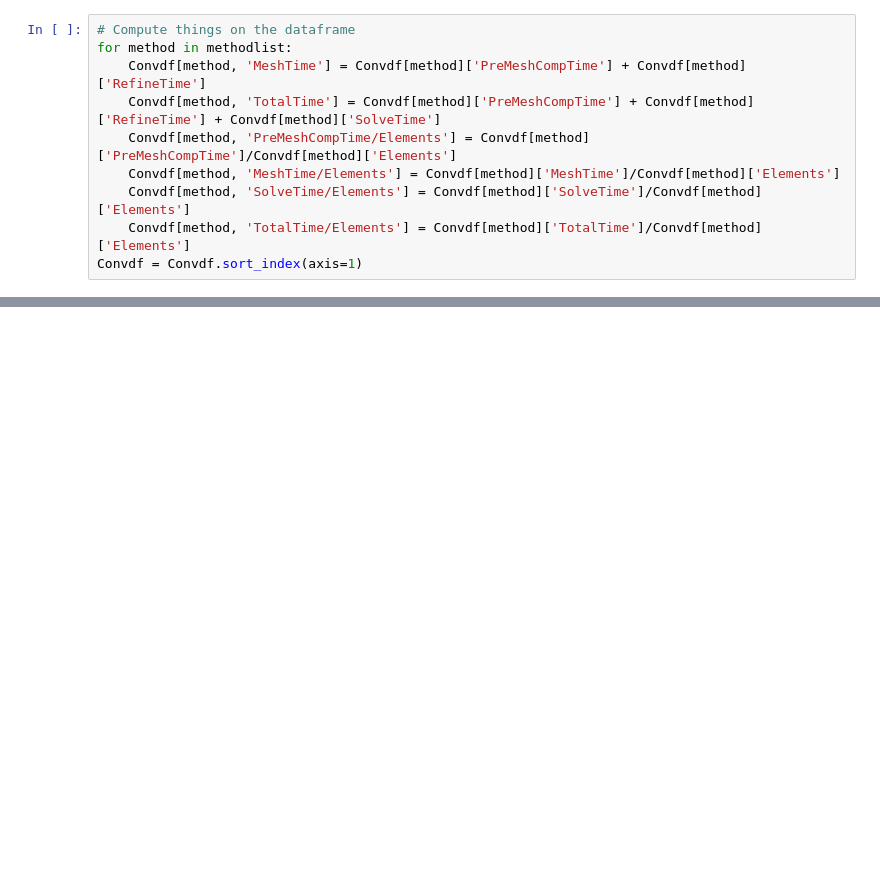
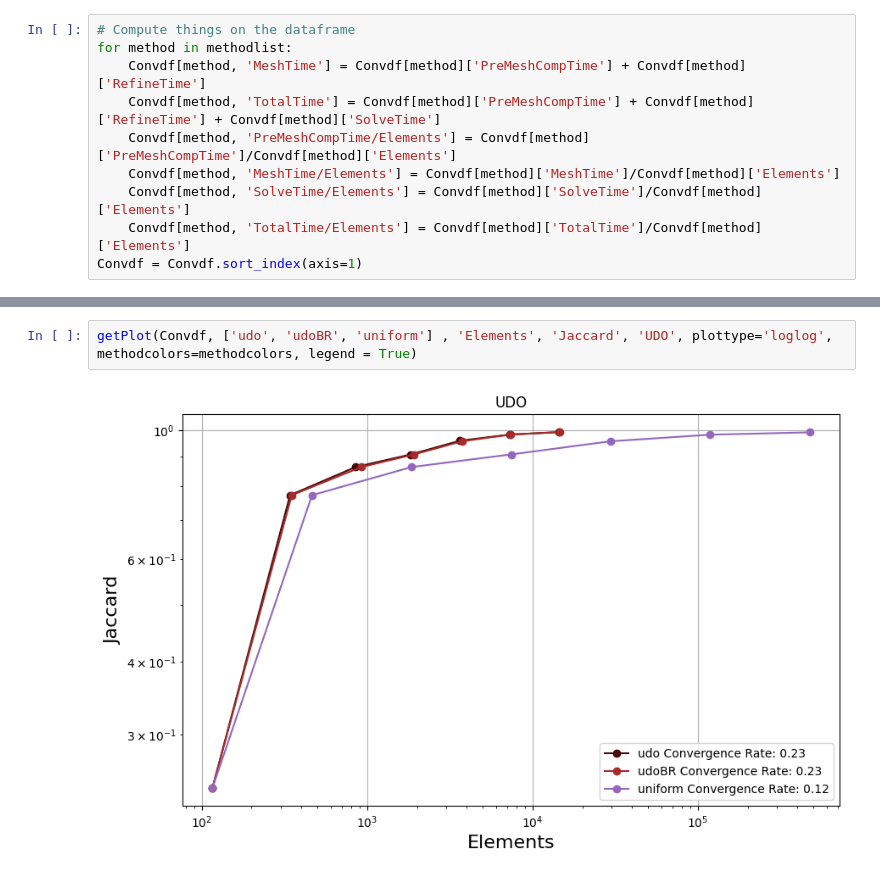
Before and after one commit to StefanoFochesatto/VI-AMR, a Jupyter notebook: NumericalResults/ConvergenceResults/PlotExplorer.ipynb, the cells around one changed output, grey strips where cells are left out. Cells and saved outputs as stored; diff of their text form; blank space fills up the shorter version.

```diff
--- a/NumericalResults/ConvergenceResults/PlotExplorer.ipynb
+++ b/NumericalResults/ConvergenceResults/PlotExplorer.ipynb
@@ -98,0 +128,4 @@ FileNotFoundError: [Errno 2] No such file or directory: '/home/stefano/Desktop/V
+# %%
+getPlot(Convdf, ['udo', 'udoBR', 'uniform'] , 'Elements', 'Jaccard', 'UDO', plottype='loglog', methodcolors=methodcolors, legend = True)
+# %% [output]
+[figure, added]
```
Also changed, not shown: parts of 16 cells of this notebook, 55 other files.
